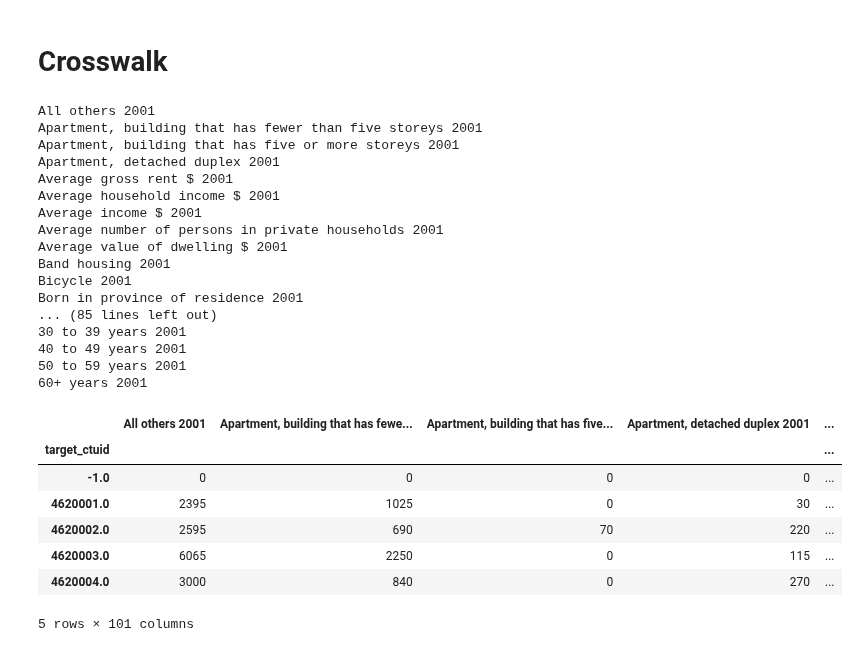
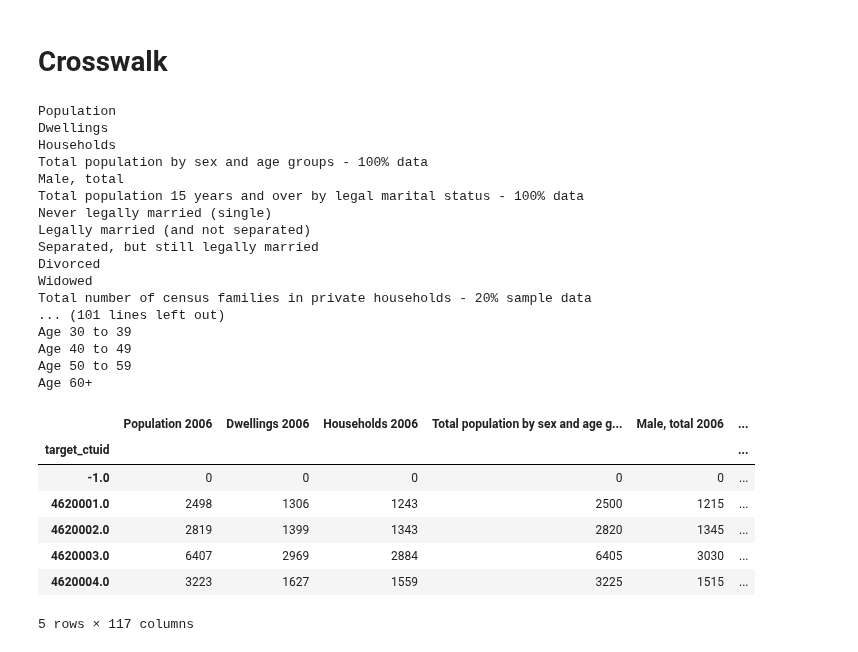
Before and after one commit to emilienuy/degentrifAI, a Jupyter notebook: Standardized_Census.ipynb, the cells around one changed output. Saved outputs shown, nothing was run; the diff lists cells and outputs as text; code cells hidden in the pictures.

```diff
--- a/Standardized_Census.ipynb
+++ b/Standardized_Census.ipynb
@@ -10,14 +10,10 @@ Drive already mounted at /content/drive; to attempt to forcibly remount, call dr
 import numpy as np
 
 # the apportionment table
-crosswalk_csv = '/content/drive/MyDrive/GentrificAItion/Montreal_data_from_census/CTs/ct_2001_2021.csv'
+crosswalk_csv = '/content/drive/MyDrive/GentrificAItion/Montreal_data_from_census/CTs/ct_2006_2021.csv'
 
 # the csv with source tract data to apportioned
-data_csv = '/content/drive/MyDrive/GentrificAItion/Montreal_data_from_census/Cleaned_Census_Data/2001_emilie_v1.csv'
-
-
-# the name of the field pertaining to the ctuid in data_csv
-ctuidcol = "GeoUID 2001"
+data_csv = '/content/drive/MyDrive/GentrificAItion/Montreal_data_from_census/Cleaned_Census_Data/2006_emilie_v1.csv'
 # %%
 import pandas as pd
 
@@ -509,6 +528,9 @@ fields = [
 # %% [markdown]
 # Crosswalk
 # %%
+# the name of the field pertaining to the ctuid in data_csv
+ctuidcol = "GeoUID"
+
 # joining the two input tables
 merge_cw_df = cw.merge(df, how = "right", left_on = "source_ctuid", right_on = ctuidcol)
 # print(merge_cw_df.head())
@@ -524,39 +546,39 @@ output_data = merge_cw_df.groupby(["target_ctuid"]).sum()
 output_data = output_data[output_fields]
 output_data = output_data.astype(int)
 # %% [output]
-All others 2001
-Apartment, building that has fewer than five storeys 2001
-Apartment, building that has five or more storeys 2001
-Apartment, detached duplex 2001
-Average gross rent $ 2001
-Average household income $ 2001
-Average income $ 2001
-Average number of persons in private households 2001
-Average value of dwelling $ 2001
-Band housing 2001
-Bicycle 2001
-Born in province of residence 2001
-... (85 lines left out)
-30 to 39 years 2001
-40 to 49 years 2001
-50 to 59 years 2001
-60+ years 2001
+Population
+Dwellings
+Households
+Total population by sex and age groups - 100% data
+Male, total
+Total population 15 years and over by legal marital status - 100% data
+Never legally married (single)
+Legally married (and not separated)
+Separated, but still legally married
+Divorced
+Widowed
+Total number of census families in private households - 20% sample data
+... (101 lines left out)
+Age 30 to 39
+Age 40 to 49
+Age 50 to 59
+Age 60+
 # %%
 # for 2016
-# output_data.columns = [str(col) + ' 2006' for col in output_data.columns]
+output_data.columns = [str(col) + ' 2006' for col in output_data.columns]
 
 # output file name
-output_file_name = '/content/drive/MyDrive/GentrificAItion/Montreal_data_from_census/Standardized_Census_Data/2001_census_standardized.csv'
+output_file_name = '/content/drive/MyDrive/GentrificAItion/Montreal_data_from_census/Standardized_Census_Data/2006_census_standardized.csv'
 
 # write to file
 output_data.to_csv(output_file_name)
 output_data.head()
 # %% [output]
-|  | All others 2001 | Apartment, building that has fewe... | Apartment, building that has five... | Apartment, detached duplex 2001 | ... |
-| target_ctuid |  |  |  |  | ... |
-| -1.0 | 0 | 0 | 0 | 0 | ... |
-| 4620001.0 | 2395 | 1025 | 0 | 30 | ... |
-| 4620002.0 | 2595 | 690 | 70 | 220 | ... |
-| 4620003.0 | 6065 | 2250 | 0 | 115 | ... |
-| 4620004.0 | 3000 | 840 | 0 | 270 | ... |
+|  | Population 2006 | Dwellings 2006 | Households 2006 | Total population by sex and age g... | Male, total 2006 | ... |
+| target_ctuid |  |  |  |  |  | ... |
+| -1.0 | 0 | 0 | 0 | 0 | 0 | ... |
+| 4620001.0 | 2498 | 1306 | 1243 | 2500 | 1215 | ... |
+| 4620002.0 | 2819 | 1399 | 1343 | 2820 | 1345 | ... |
+| 4620003.0 | 6407 | 2969 | 2884 | 6405 | 3030 | ... |
+| 4620004.0 | 3223 | 1627 | 1559 | 3225 | 1515 | ... |
-5 rows × 101 columns
+5 rows × 117 columns
```
Also changed, not shown: parts of 4 cells of this notebook.
